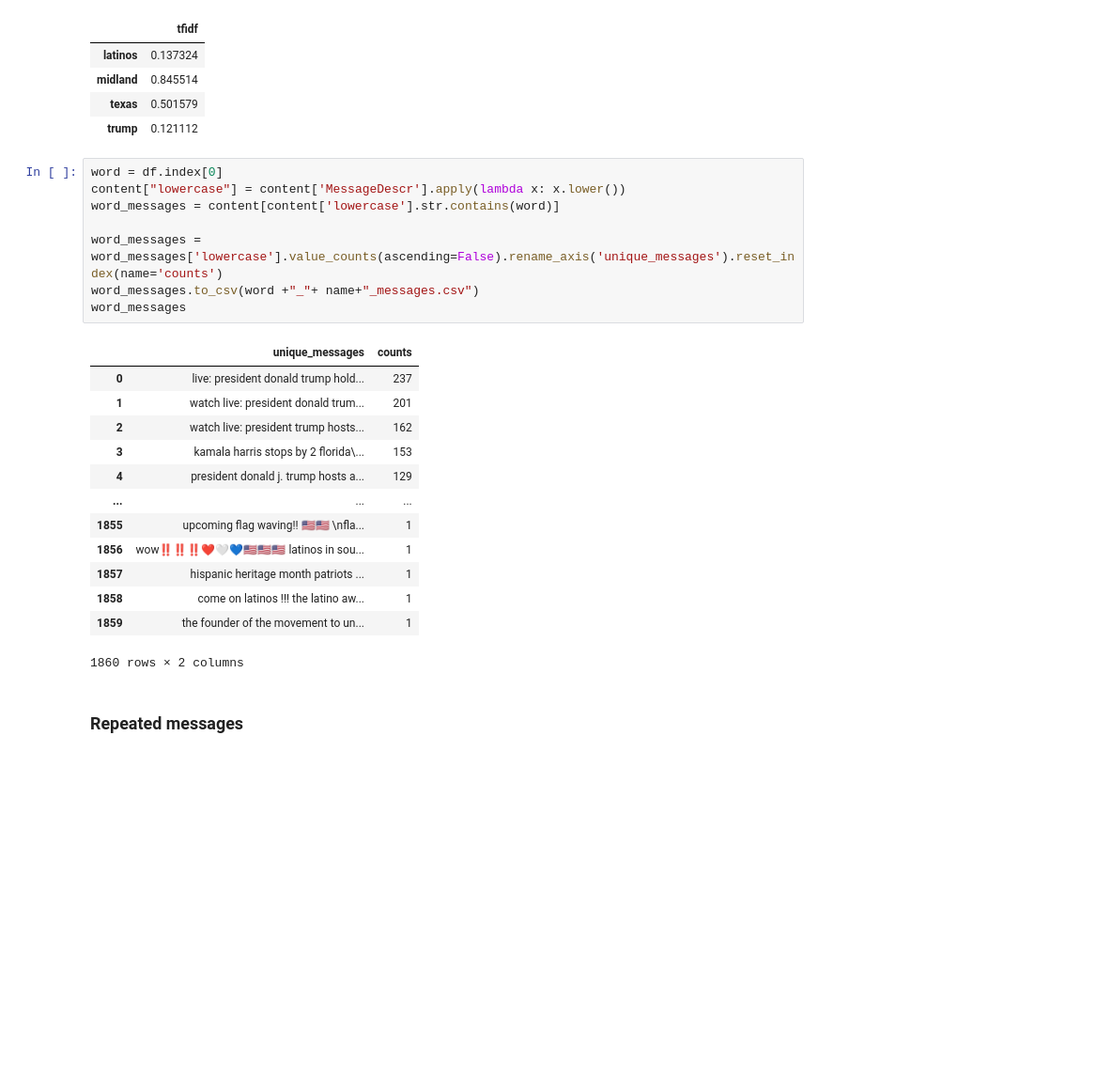
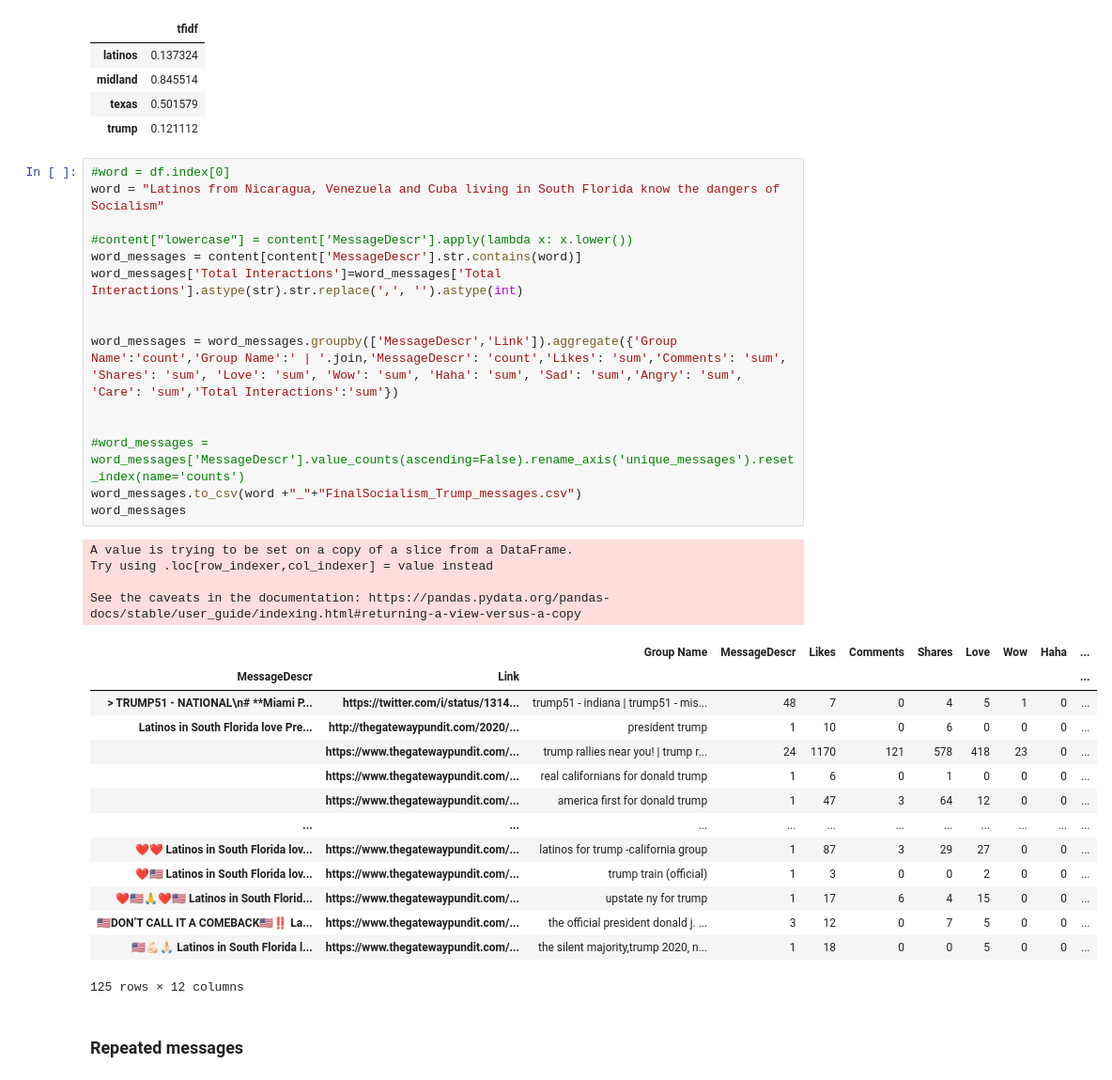
Before and after one commit to saviaga/Latinx2020, a Jupyter notebook: Latinx2020_Words-LatinosForTrump.ipynb, the cells around one changed output. Shown at 94% size. Cells and saved outputs as stored; diff of their text form; blank space fills up the shorter version.

```diff
--- a/Latinx2020_Words-LatinosForTrump.ipynb
+++ b/Latinx2020_Words-LatinosForTrump.ipynb
@@ -294,27 +294,39 @@ df
 | texas | 0.501579 |
 | trump | 0.121112 |
 # %%
-word = df.index[0]
-content["lowercase"] = content['MessageDescr'].apply(lambda x: x.lower())
-word_messages = content[content['lowercase'].str.contains(word)]
+#word = df.index[0]
+word = "Latinos from Nicaragua, Venezuela and Cuba living in South Florida know the dangers of Socialism"
 
-word_messages = word_messages['lowercase'].value_counts(ascending=False).rename_axis('unique_messages').reset_index(name='counts')
-word_messages.to_csv(word +"_"+ name+"_messages.csv")
+#content["lowercase"] = content['MessageDescr'].apply(lambda x: x.lower())
+word_messages = content[content['MessageDescr'].str.contains(word)]
+word_messages['Total Interactions']=word_messages['Total Interactions'].astype(str).str.replace(',', '').astype(int)
+
+
+word_messages = word_messages.groupby(['MessageDescr','Link']).aggregate({'Group Name':'count','Group Name':' | '.join,'MessageDescr': 'count','Likes': 'sum','Comments': 'sum', 'Shares': 'sum', 'Love': 'sum', 'Wow': 'sum', 'Haha': 'sum', 'Sad': 'sum','Angry': 'sum', 'Care': 'sum','Total Interactions':'sum'})
+
+
+#word_messages = word_messages['MessageDescr'].value_counts(ascending=False).rename_axis('unique_messages').reset_index(name='counts')
+word_messages.to_csv(word +"_"+"FinalSocialism_Trump_messages.csv")
 word_messages
 # %% [output]
+A value is trying to be set on a copy of a slice from a DataFrame.
+Try using .loc[row_indexer,col_indexer] = value instead
+
+See the caveats in the documentation: https://pandas.pydata.org/pandas-docs/stable/user_guide/indexing.html#returning-a-view-versus-a-copy
-|  | unique_messages | counts |
-| 0 | live: president donald trump hold... | 237 |
-| 1 | watch live: president donald trum... | 201 |
-| 2 | watch live: president trump hosts... | 162 |
-| 3 | kamala harris stops by 2 florida\... | 153 |
-| 4 | president donald j. trump hosts a... | 129 |
-| ... | ... | ... |
-| 1855 | upcoming flag waving!! 🇺🇲🇺🇲 \nfla... | 1 |
-| 1856 | wow‼️‼️‼️❤🤍💙🇺🇲🇺🇲🇺🇲 latinos in sou... | 1 |
-| 1857 | hispanic heritage month patriots ... | 1 |
-| 1858 | come on latinos !!! the latino aw... | 1 |
-| 1859 | the founder of the movement to un... | 1 |
+|  |  | Group Name | MessageDescr | Likes | Comments | Shares | Love | Wow | Haha | ... |
+| MessageDescr | Link |  |  |  |  |  |  |  |  | ... |
+| > TRUMP51 - NATIONAL\n# **Miami P... | https://twitter.com/i/status/1314... | trump51 - indiana | trump51 - mis... | 48 | 7 | 0 | 4 | 5 | 1 | 0 | ... |
+| Latinos in South Florida love Pre... | http://thegatewaypundit.com/2020/... | president trump | 1 | 10 | 0 | 6 | 0 | 0 | 0 | ... |
+|  | https://www.thegatewaypundit.com/... | trump rallies near you! | trump r... | 24 | 1170 | 121 | 578 | 418 | 23 | 0 | ... |
+|  | https://www.thegatewaypundit.com/... | real californians for donald trump | 1 | 6 | 0 | 1 | 0 | 0 | 0 | ... |
+|  | https://www.thegatewaypundit.com/... | america first for donald trump | 1 | 47 | 3 | 64 | 12 | 0 | 0 | ... |
+| ... | ... | ... | ... | ... | ... | ... | ... | ... | ... | ... |
+| ❤️❤️ Latinos in South Florida lov... | https://www.thegatewaypundit.com/... | latinos for trump -california group | 1 | 87 | 3 | 29 | 27 | 0 | 0 | ... |
+| ❤️🇺🇸 Latinos in South Florida lov... | https://www.thegatewaypundit.com/... | trump train (official) | 1 | 3 | 0 | 0 | 2 | 0 | 0 | ... |
+| ❤️🇺🇸🙏❤️🇺🇸 Latinos in South Florid... | https://www.thegatewaypundit.com/... | upstate ny for trump | 1 | 17 | 6 | 4 | 15 | 0 | 0 | ... |
+| 🇺🇸DON’T CALL IT A COMEBACK🇺🇸‼️ La... | https://www.thegatewaypundit.com/... | the official president donald j. ... | 3 | 12 | 0 | 7 | 5 | 0 | 0 | ... |
+| 🇺🇸💪🏻🙏🏻 Latinos in South Florida l... | https://www.thegatewaypundit.com/... | the silent majority,trump 2020, n... | 1 | 18 | 0 | 0 | 5 | 0 | 0 | ... |
-1860 rows × 2 columns
+125 rows × 12 columns
 # %% [markdown]
 ### Repeated messages
 # %%
```
Also changed, not shown: parts of 4 cells of this notebook.
